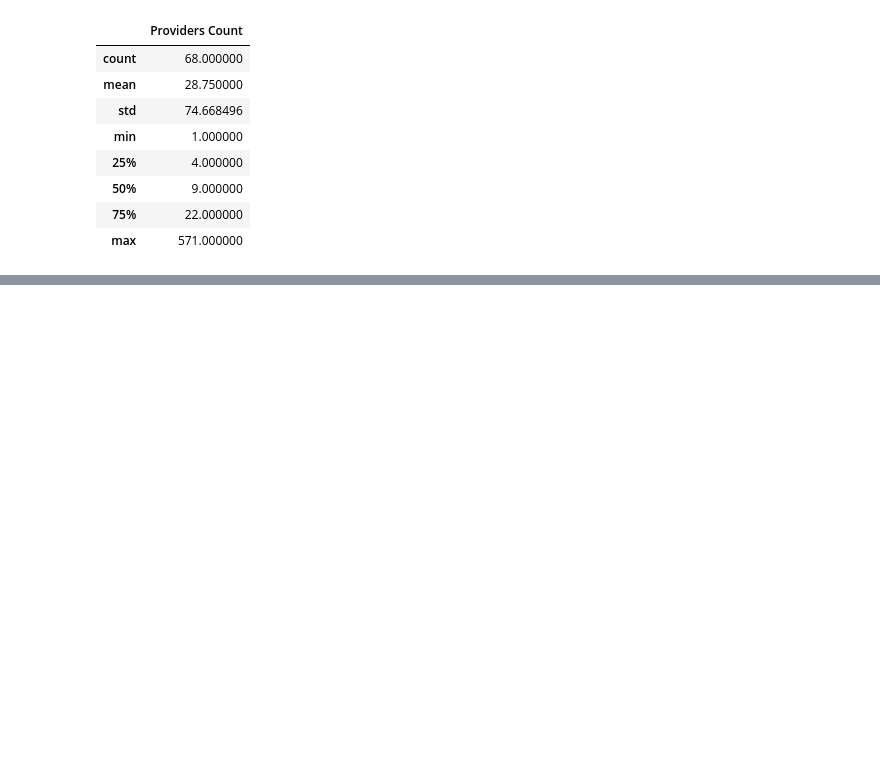
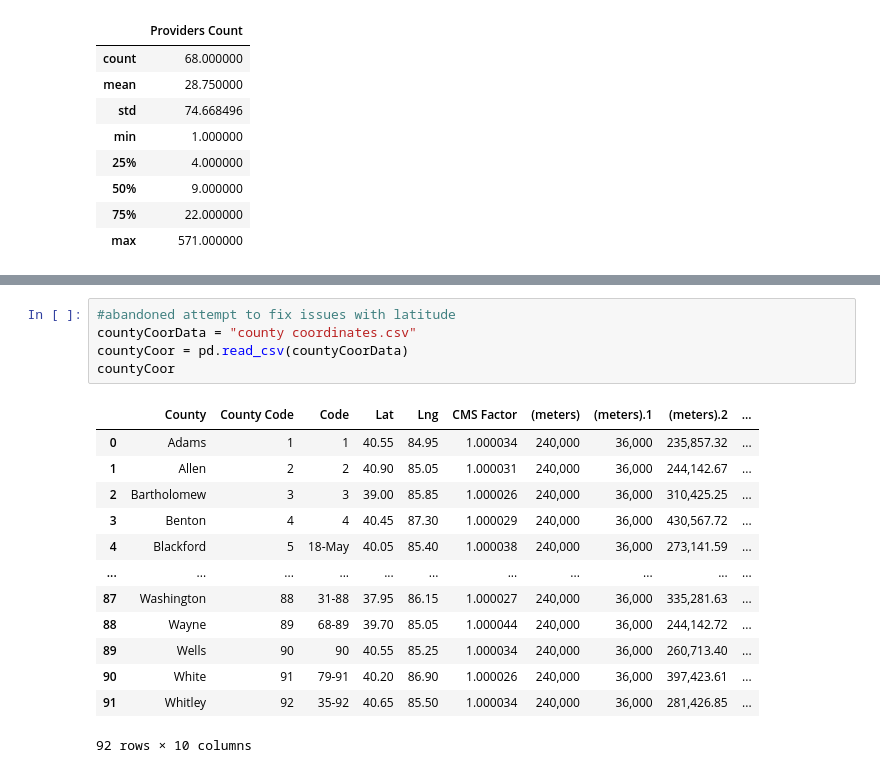
Before and after one commit to NotkerNotker/Indiana-OBGYN-Analysis, a Jupyter notebook: OB_Starter_Code.ipynb, the cells around one changed output, grey strips where cells are left out. Drawn from its saved outputs; the diff is of its cells as text; blank space fills up the shorter version.

```diff
--- a/OB_Starter_Code.ipynb
+++ b/OB_Starter_Code.ipynb
@@ -52,0 +150,19 @@ underlying_cause_df.describe()
+# %%
+#abandoned attempt to fix issues with latitude
+countyCoorData = "county coordinates.csv"
+countyCoor = pd.read_csv(countyCoorData)
+countyCoor
+# %% [output]
+|  | County | County Code | Code | Lat | Lng | CMS Factor | (meters) | (meters).1 | (meters).2 | ... |
+| 0 | Adams | 1 | 1 | 40.55 | 84.95 | 1.000034 | 240,000 | 36,000 | 235,857.32 | ... |
+| 1 | Allen | 2 | 2 | 40.90 | 85.05 | 1.000031 | 240,000 | 36,000 | 244,142.67 | ... |
+| 2 | Bartholomew | 3 | 3 | 39.00 | 85.85 | 1.000026 | 240,000 | 36,000 | 310,425.25 | ... |
+| 3 | Benton | 4 | 4 | 40.45 | 87.30 | 1.000029 | 240,000 | 36,000 | 430,567.72 | ... |
+| 4 | Blackford | 5 | 18-May | 40.05 | 85.40 | 1.000038 | 240,000 | 36,000 | 273,141.59 | ... |
+| ... | ... | ... | ... | ... | ... | ... | ... | ... | ... | ... |
+| 87 | Washington | 88 | 31-88 | 37.95 | 86.15 | 1.000027 | 240,000 | 36,000 | 335,281.63 | ... |
+| 88 | Wayne | 89 | 68-89 | 39.70 | 85.05 | 1.000044 | 240,000 | 36,000 | 244,142.72 | ... |
+| 89 | Wells | 90 | 90 | 40.55 | 85.25 | 1.000034 | 240,000 | 36,000 | 260,713.40 | ... |
+| 90 | White | 91 | 79-91 | 40.20 | 86.90 | 1.000026 | 240,000 | 36,000 | 397,423.61 | ... |
+| 91 | Whitley | 92 | 35-92 | 40.65 | 85.50 | 1.000034 | 240,000 | 36,000 | 281,426.85 | ... |
+92 rows × 10 columns
```
Also changed, not shown: parts of 11 cells of this notebook, 12 other files.
